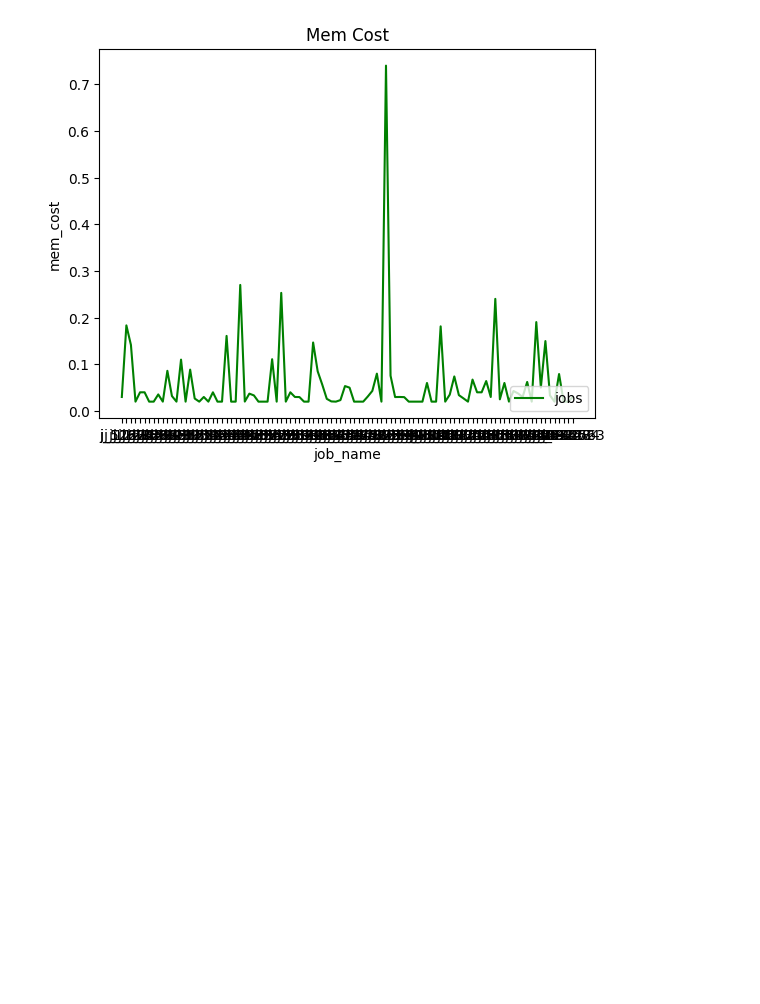
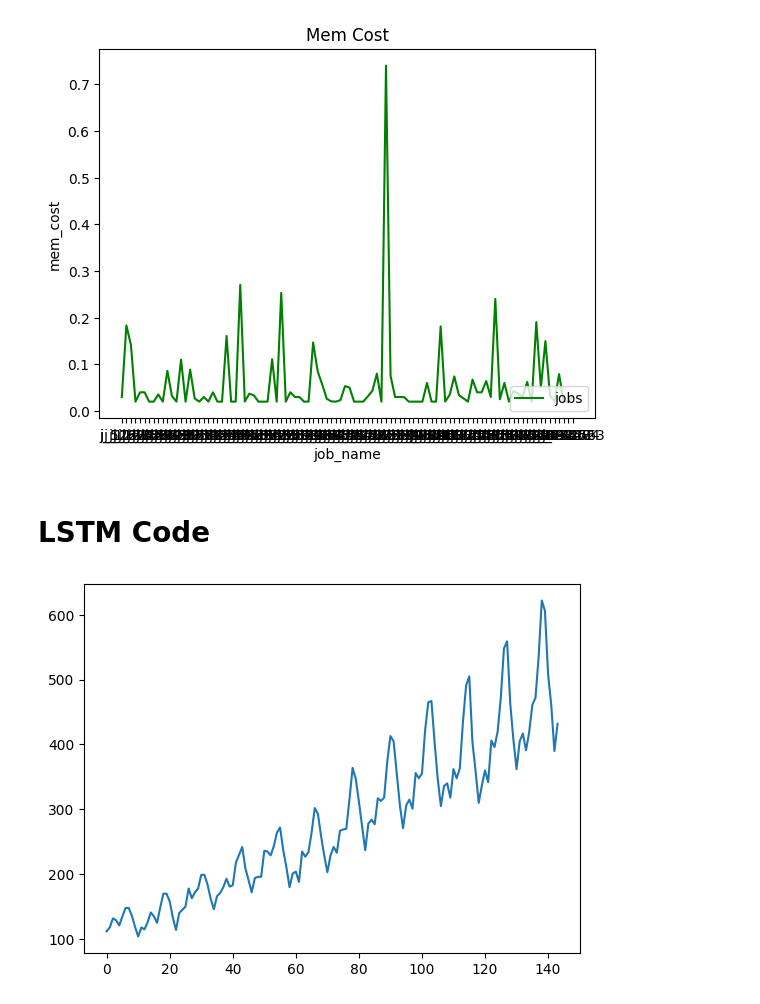
Before and after one commit to zhyantao/real-time-faas, a Jupyter notebook: jupyter/autoscaler.ipynb, the cells around one changed output. Saved outputs shown, nothing was run; the diff lists cells and outputs as text; code cells hidden in the pictures; blank space fills up the shorter version.

Commit message:
添加 LSTM 基础代码

```diff
--- a/jupyter/autoscaler.ipynb
+++ b/jupyter/autoscaler.ipynb
@@ -48,3 +48,15 @@ line_chart.show()
 [figure]
 [figure]
 [figure]
+# %% [markdown]
+# LSTM Code
+# %%
+import matplotlib.pyplot as plt
+import pandas as pd
+
+training_set = pd.read_csv("../dataset/airline-passengers.csv")
+training_set = training_set.iloc[:, 1:2].values
+plt.plot(training_set, label="Shampoo Sales Data")
+plt.show()
+# %% [output]
+[figure, added]
```
Also changed, not shown: parts of 1 cell of this notebook, 29 other files.
